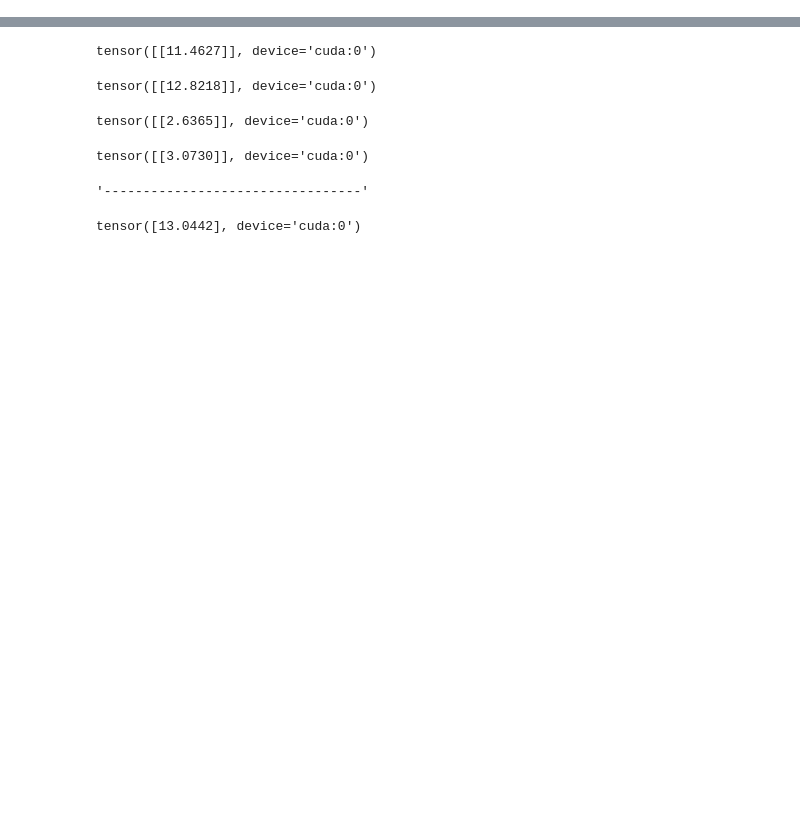
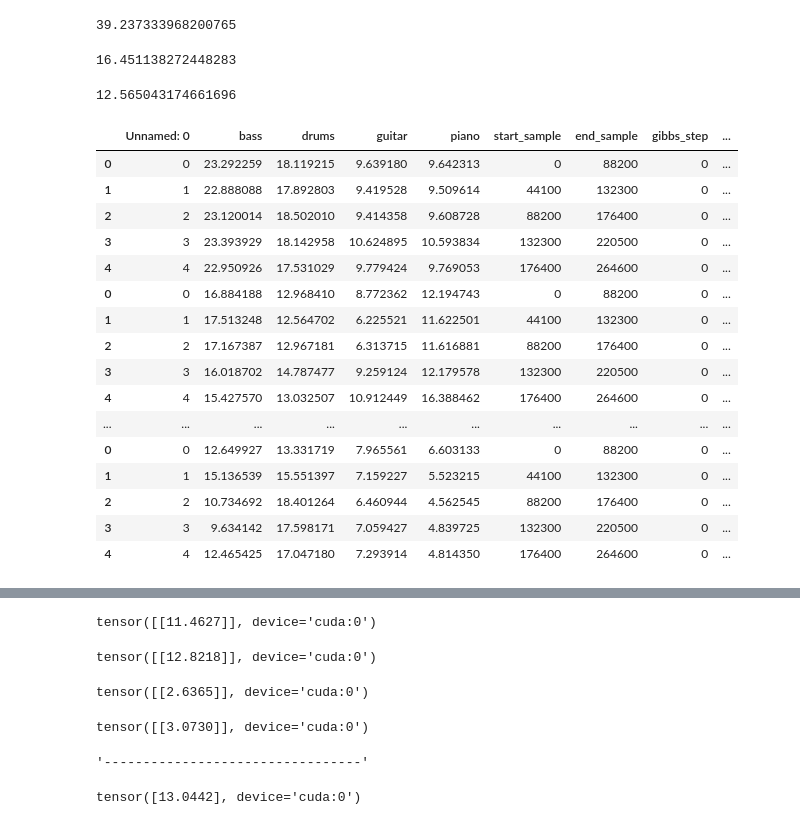
Before and after one commit to giorgio-mariani/audio-diffusion-pytorch-trainer, a Jupyter notebook: script/test_post_icml.ipynb, the cells around one changed output, grey strips where cells are left out. Drawn from its saved outputs; the diff is of its cells as text; code cells hidden in the pictures; blank space fills up the shorter version.

Commit message:
merge with giorgio

```diff
--- a/script/test_post_icml.ipynb
+++ b/script/test_post_icml.ipynb
@@ -29 +40,9 @@ results = evaluate_tracks_chunks_simplified(path, orig_sr=22050, eps=1e-8, compu
+# %%
+results[["1", "2", "3", "4"]].mean().mean()
+# %% [output]
+39.237333968200765
+# %%
+results[["1", "2", "3", "4"]].mean().mean()
+# %% [output]
+16.451138272448283
 # %%
@@ -31,6 +50,49 @@ path_part = Path("/home/giorgio_mariani/Documents/audio-diffusion-pytorch-traine
 results_part = evaluate_tracks_chunks_simplified(path_part, orig_sr=22050, eps=1e-8, compute_likelihood=False)
 # %%
-#s1.unsqueeze(0).shape
+root_dir = Path("../separations/debug_num_steps=150_source_id=0_num_resamples=1_num_separations=1_num_gibbs_steps=2_hint_fixed_sources_idx=[]_use_heun=False_gibbs_sources=None/sep_round_0")
+csv_list = []
+
+# Get all folders and their subfolders
+folders = [f for f in root_dir.iterdir() if f.is_dir()]
+subfolder_lists = [list(folder.glob("gibbs_*")) for folder in folders]
+
+# Transpose the list of subfolders, so that each list contains subfolders with the same index across all folders
+subfolders = list(map(list, zip(*subfolder_lists)))
+
+for subfolder_group in subfolders:
+    csv_frames = []
+    for subfolder in subfolder_group:
+        csv_path = subfolder / "metrics.csv"
+        if csv_path.exists():
+            df = pd.read_csv(csv_path)
+            csv_frames.append(df)
+
+    merged_csv = pd.concat(csv_frames, axis=0)
+    csv_list.append(merged_csv)
+# %%
+csv_list[0][["bass", "drums", "guitar", "piano"]].mean().mean()
+# %% [output]
+12.565043174661696
+# %%
+csv_list[0][0:20]
+# %% [output]
+|  | Unnamed: 0 | bass | drums | guitar | piano | start_sample | end_sample | gibbs_step | ... |
+| 0 | 0 | 23.292259 | 18.119215 | 9.639180 | 9.642313 | 0 | 88200 | 0 | ... |
+| 1 | 1 | 22.888088 | 17.892803 | 9.419528 | 9.509614 | 44100 | 132300 | 0 | ... |
+| 2 | 2 | 23.120014 | 18.502010 | 9.414358 | 9.608728 | 88200 | 176400 | 0 | ... |
+| 3 | 3 | 23.393929 | 18.142958 | 10.624895 | 10.593834 | 132300 | 220500 | 0 | ... |
+| 4 | 4 | 22.950926 | 17.531029 | 9.779424 | 9.769053 | 176400 | 264600 | 0 | ... |
+| 0 | 0 | 16.884188 | 12.968410 | 8.772362 | 12.194743 | 0 | 88200 | 0 | ... |
+| 1 | 1 | 17.513248 | 12.564702 | 6.225521 | 11.622501 | 44100 | 132300 | 0 | ... |
+| 2 | 2 | 17.167387 | 12.967181 | 6.313715 | 11.616881 | 88200 | 176400 | 0 | ... |
+| 3 | 3 | 16.018702 | 14.787477 | 9.259124 | 12.179578 | 132300 | 220500 | 0 | ... |
+| 4 | 4 | 15.427570 | 13.032507 | 10.912449 | 16.388462 | 176400 | 264600 | 0 | ... |
+| ... | ... | ... | ... | ... | ... | ... | ... | ... | ... |
+| 0 | 0 | 12.649927 | 13.331719 | 7.965561 | 6.603133 | 0 | 88200 | 0 | ... |
+| 1 | 1 | 15.136539 | 15.551397 | 7.159227 | 5.523215 | 44100 | 132300 | 0 | ... |
+| 2 | 2 | 10.734692 | 18.401264 | 6.460944 | 4.562545 | 88200 | 176400 | 0 | ... |
+| 3 | 3 | 9.634142 | 17.598171 | 7.059427 | 4.839725 | 132300 | 220500 | 0 | ... |
+| 4 | 4 | 12.465425 | 17.047180 | 7.293914 | 4.814350 | 176400 | 264600 | 0 | ... |
 # %%
 ckpts_path = Path("/home/irene/Documents/audio-diffusion-pytorch-trainer/logs/ckpts")
 model_cpu = load_context(ckpts_path / "avid-darkness-164_epoch=419-valid_loss=0.015.ckpt", "cpu", 4)
```
Also changed, not shown: parts of 10 cells of this notebook, 3 other files.
